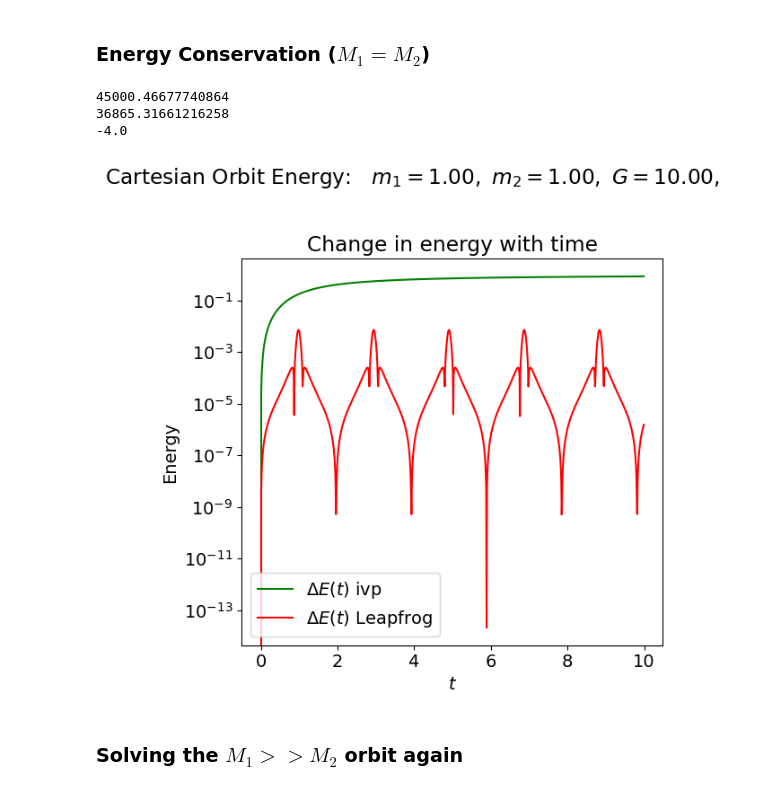
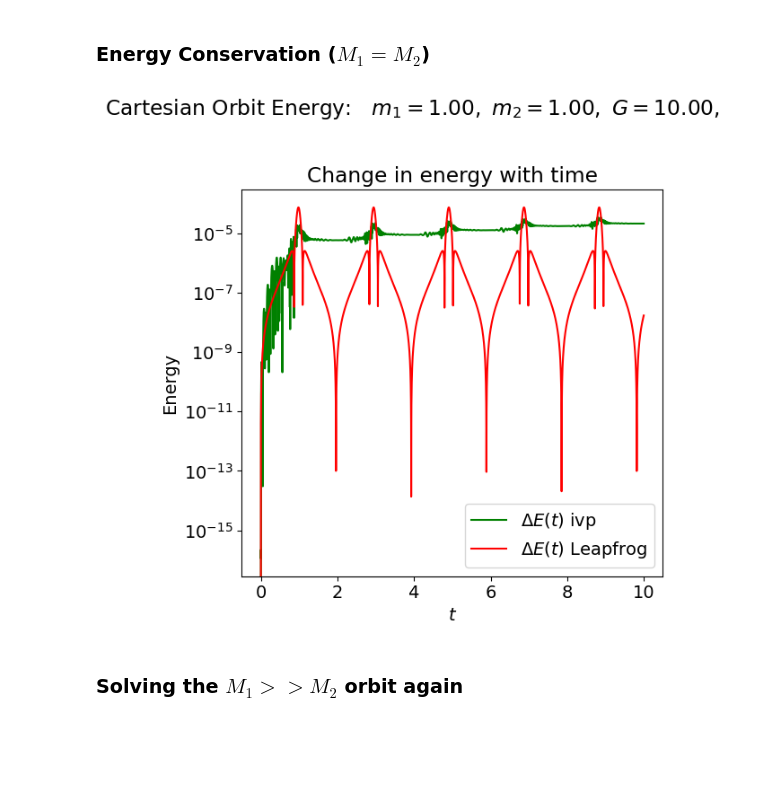
Before and after one commit to myers2004/5300_final, a Jupyter notebook: 5300_final.ipynb, the cells around one changed output. Drawn from its saved outputs; the diff is of its cells as text; code cells hidden in the pictures; blank space fills up the shorter version.

```diff
--- a/5300_final.ipynb
+++ b/5300_final.ipynb
@@ -1448,17 +1452,46 @@ fig.tight_layout()
 # Plotting time
 t_start = 0.
 t_end = 200.
-delta_t = 0.01
+delta_t = 0.001
 
 t_pts = np.arange(t_start, t_end+delta_t, delta_t)
+
+# Solving the orbits again to prevent issue with variable
+# overloading
+
+# Choosing parameters
+m1 = 1.
+m2 = 1.
+G = 10.
+
+# initial conditions specified
+x_1_0,x_dot_1_0 = 1., 0.
+x_2_0, x_dot_2_0 = -(m1/m2) * x_1_0, -(m1/m2) * x_dot_1_0
+
+y_1_0, y_dot_1_0 = 0., 1.
+y_2_0, y_dot_2_0 = -(m1/m2) * y_1_0, -(m1/m2) * y_dot_1_0
+
+z_1_0, z_1_0_dot = 0., 0.
+z_2_0, z_2_0_dot = 0., 0.
+
+(x_1, x_2, y_1, y_2, z_1, z_2, x_dot_1, x_dot_2, y_dot_1,
+ y_dot_2, z_dot_1, z_dot_2) = o1.solve_ode(t_pts, x_1_0, x_2_0, y_1_0, y_2_0, z_1_0, z_2_0,
+                                                           x_dot_1_0, x_dot_2_0, y_dot_1_0, y_dot_2_0, z_dot_1_0,
+                                                           z_dot_2_0)
+(x_1_LF, x_2_LF, y_1_LF, y_2_LF, z_1_LF, z_2_LF,
+ x_dot_1_LF, x_dot_2_LF, y_dot_1_LF,
+ y_dot_2_LF, z_dot_1_LF, z_dot_2_LF) = o3.solve_ode_Leapfrog(t_pts, x_1_0, x_2_0, y_1_0, y_2_0, z_1_0, z_2_0,
+                                                           x_dot_1_0, x_dot_2_0, y_dot_1_0, y_dot_2_0, z_dot_1_0,
+                                                           z_dot_2_0)
+
 
 E_tot_pts = o1.energy(t_pts, x_1, x_2, y_1, y_2,
                       z_1, z_2, x_dot_1, x_dot_2,
                       y_dot_1, y_dot_2, z_dot_1,
                       z_dot_2)
+
+
 E_tot_0 = E_tot_pts[0]
-print(E_tot_pts[0])
-print(E_tot_pts[100])
 E_tot_rel_pts = np.abs((E_tot_pts - E_tot_0)/E_tot_0)
 
 
@@ -1467,37 +1500,32 @@ E_tot_pts_LF = o3.energy(t_pts, x_1_LF, x_2_LF, y_1_LF, y_2_LF,
                       y_dot_1_LF, y_dot_2_LF, z_dot_1_LF,
                       z_dot_2_LF)
 E_tot_0_LF = E_tot_pts_LF[0]
-print(E_tot_pts_LF[0])
 E_tot_rel_pts_LF = np.abs((E_tot_pts_LF - E_tot_0_LF)/E_tot_0_LF)
-# %% [output]
-45000.46677740864
-36865.31661216258
--4.0
 # %%
 fig_5 = plt.figure(figsize=(6,6))
 
 overall_title = 'Cartesian Orbit Energy:  ' + \
                  rf' $m_1 = {m1:.2f},$' + \
                  rf' $m_2 = {m2:.2f},$' + \
                  rf' $G = {G:.2f},$'
 fig_5.suptitle(overall_title, va='baseline')
 
 
-max_index = 1000
+max_index = 10000
 ax_5a = fig_5.add_subplot(1,1,1)
 ax_5a.semilogy(t_pts[:max_index], E_tot_rel_pts[:max_index],
                color='green', label=r'$\Delta E(t)$ ivp')
 ax_5a.semilogy(t_pts[:max_index], E_tot_rel_pts_LF[:max_index],
                color='red', label=r'$\Delta E(t)$ Leapfrog')
 #ax_5a.set_ylim(1.e-10, 1.e-2)    # (1.e-12, 5)
 ax_5a.set_xlabel(r'$t$')
 ax_5a.set_ylabel(r'Energy')
 ax_5a.set_title('Change in energy with time')
 ax_5a.legend()
 
 fig_5.tight_layout()
 # %% [output]
-[figure, old version]
+[figure, new version]
 # %% [markdown]
 ### Solving the $M_1 >> M_2$ orbit again
 # %%
```
Also changed, not shown: parts of 4 cells of this notebook.
